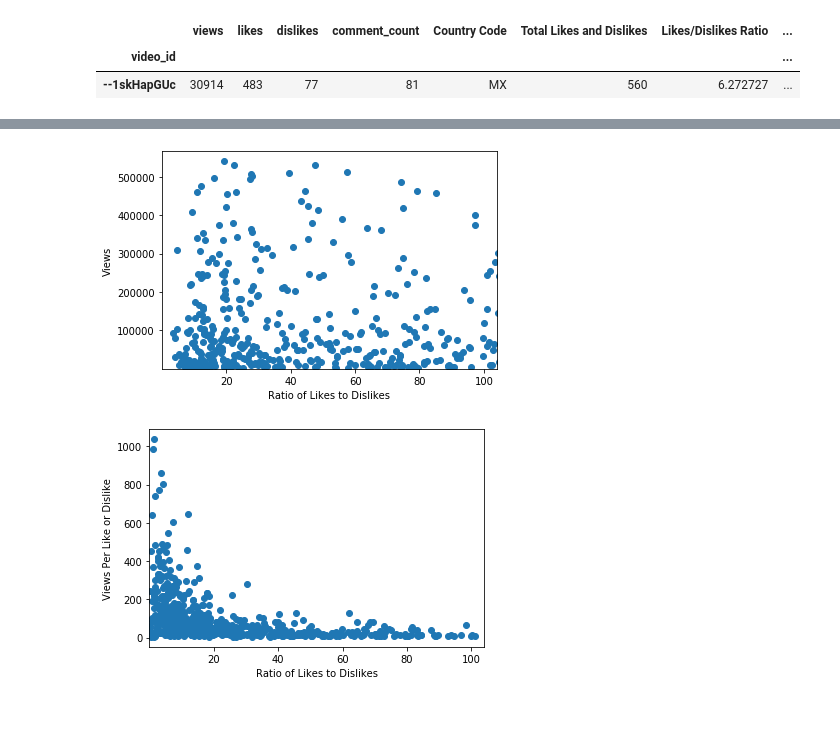
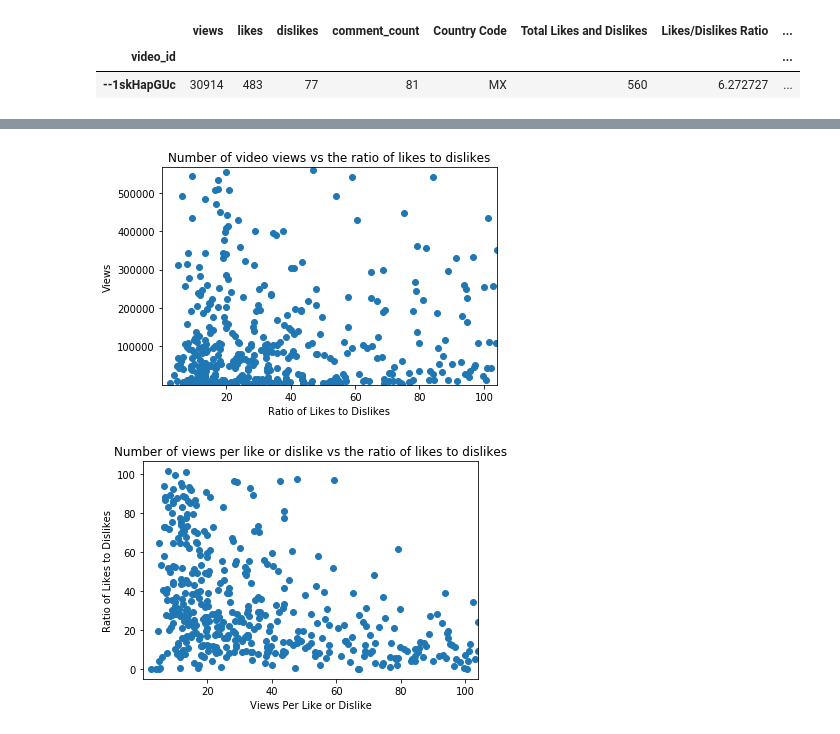
Before and after one commit to jherberg462/python-project, a Jupyter notebook: comparing_ratio_of_likes_dislikes_to_views.ipynb, the cells around one changed output, grey strips where cells are left out. Drawn from its saved outputs; the diff is of its cells as text; code cells hidden in the pictures.

Commit message:
Add images of scatter plots

```diff
--- a/comparing_ratio_of_likes_dislikes_to_views.ipynb
+++ b/comparing_ratio_of_likes_dislikes_to_views.ipynb
@@ -111,19 +111,23 @@ print(f'{view_p}, {like_p}, {per_p}') #as long as each printed value is above 0.
 # %%
 #create scatter plot comparing views to the ratio of likes to dislikes
 plt.scatter(view_per_like, views)
 plt.ylim(df['views'].min(), df['views'].max())
 plt.xlim(df['Likes/Dislikes Ratio'].min(), df['Likes/Dislikes Ratio'].max())
 plt.xlabel('Ratio of Likes to Dislikes')
 plt.ylabel('Views')
+plt.title('Number of video views vs the ratio of likes to dislikes')
+plt.savefig('images/viewsvsratio.png')
 plt.show()
 # %% [output]
-[figure, old version]
+[figure, new version]
 # %%
-plt.scatter(likes_ratio, view_per_like)
-plt.xlabel('Ratio of Likes to Dislikes')
-plt.ylabel('Views Per Like or Dislike')
+plt.scatter(view_per_like, likes_ratio)
+plt.ylabel('Ratio of Likes to Dislikes')
+plt.xlabel('Views Per Like or Dislike')
 plt.xlim(df['Likes/Dislikes Ratio'].min(), df['Likes/Dislikes Ratio'].max())
+plt.title('Number of views per like or dislike vs the ratio of likes to dislikes')
+plt.savefig('images/perlikevsratio.png')
 #plt.ylim(df['View per (dis)like'].min(), df['View per (dis)like'].max())
 plt.show()
 # %% [output]
-[figure, old version]
+[figure, new version]
```
Also changed, not shown: parts of 1 cell of this notebook, 2 other files.
